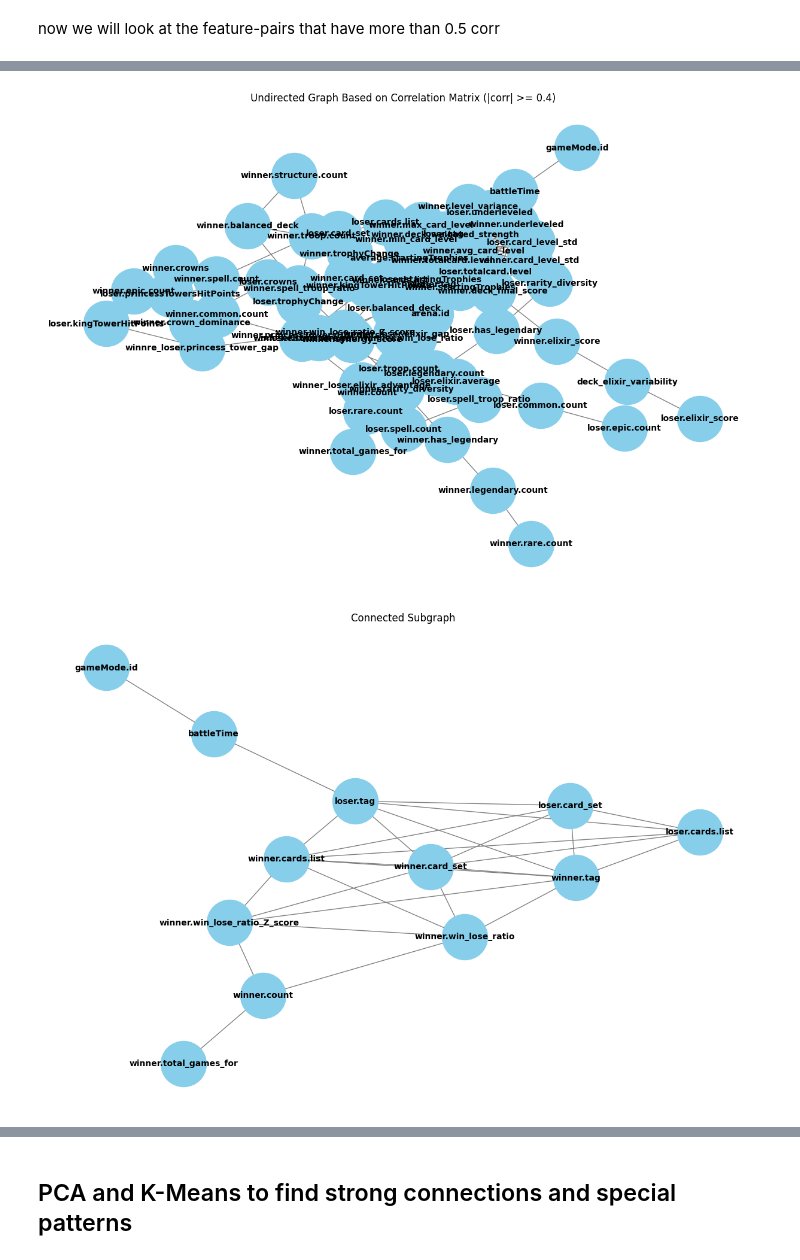
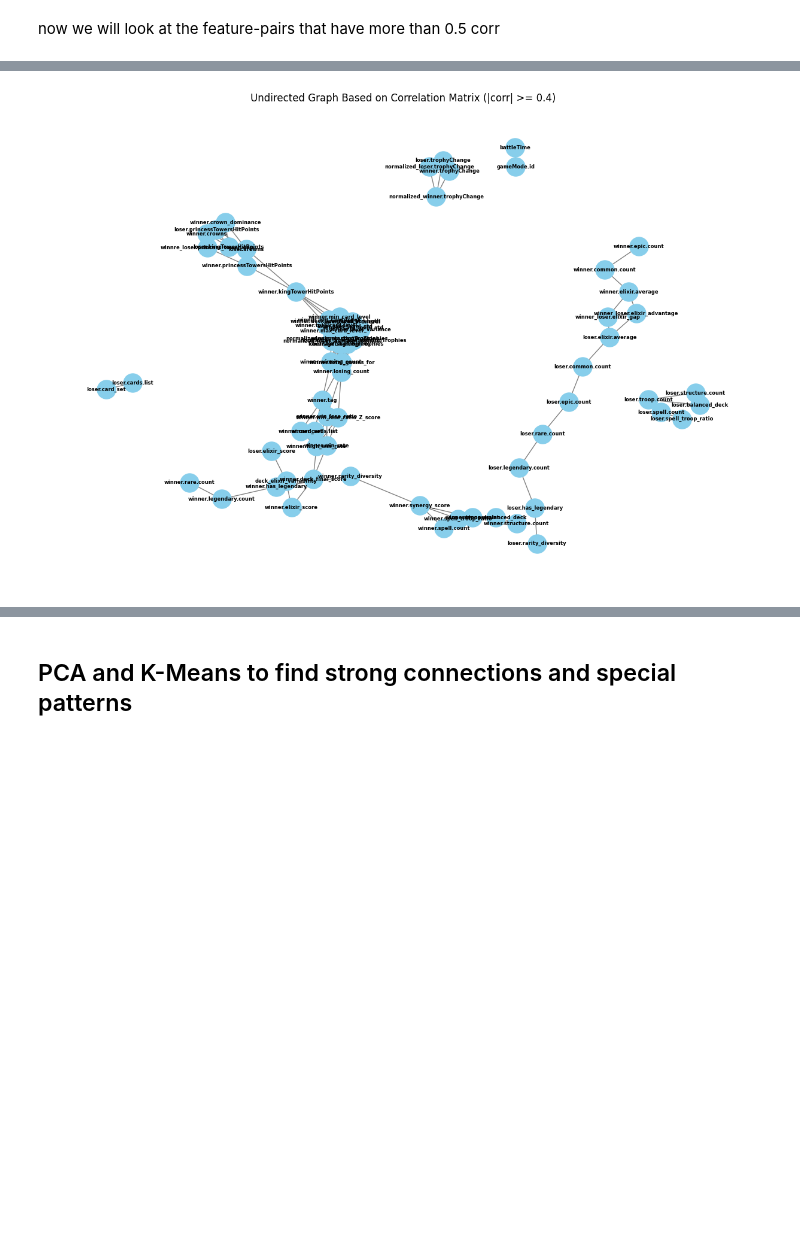
Before and after one commit to Av0cat0/Clash-Royale-Causal-analysis, a Jupyter notebook: yagel-visualizations.ipynb, the cells around one changed output, grey strips where cells are left out. Cells and saved outputs as stored; diff of their text form; code cells hidden in the pictures; blank space fills up the shorter version.

Commit message:
with new requesments and yagel-visualization

```diff
--- a/yagel-visualizations.ipynb
+++ b/yagel-visualizations.ipynb
@@ -241,41 +230,44 @@ Name: count, Length: 78, dtype: int64
 # %%
 import networkx as nx
 import matplotlib.pyplot as plt
 import pandas as pd
 import numpy as np
 
 # Create an undirected graph
 G = nx.Graph()
 
 # Define correlation matrix (example)
 np.random.seed(42)
 
 # Add edges based on correlation threshold
 correlation_threshold = 0.4
 for i in range(len(correlation_matrix.columns)):
     for j in range(i+1, len(correlation_matrix.columns)):
         if abs(correlation_matrix.iloc[i, j]) >= correlation_threshold:
             G.add_edge(correlation_matrix.columns[i], correlation_matrix.columns[j])
 
-# Use Kamada-Kawai layout
-pos = nx.kamada_kawai_layout(G)
+# # Use Kamada-Kawai layout
+# pos = nx.kamada_kawai_layout(G)
 
-# Draw the undirected graph
+# # Draw the undirected graph
+# plt.figure(figsize=(12, 8))
+# nx.draw(G, pos, with_labels=True, node_size=3000, node_color="skyblue",
+#         font_size=10, font_weight="bold", edge_color="gray")
+# plt.title("Undirected Graph Based on Correlation Matrix (|corr| >= 0.4)")
+# plt.show()
+
+# Adjust node size and font size
+node_size = 500
+font_size = 6
+
+# Use spring layout for better spacing
+pos = nx.spring_layout(G, k=0.2)
+
+# Draw the undirected graph with adjusted node size and font size
 plt.figure(figsize=(12, 8))
-nx.draw(G, pos, with_labels=True, node_size=3000, node_color="skyblue",
-        font_size=10, font_weight="bold", edge_color="gray")
+nx.draw(G, pos, with_labels=True, node_size=node_size, node_color="skyblue",
+    font_size=font_size, font_weight="bold", edge_color="gray")
 plt.title("Undirected Graph Based on Correlation Matrix (|corr| >= 0.4)")
 plt.show()
-
-# Draw all connected subgraphs separately
-for subgraph in nx.connected_components(G):
-    subgraph = G.subgraph(subgraph)
-    pos = nx.kamada_kawai_layout(subgraph)
-    plt.figure(figsize=(12, 8))
-    nx.draw(subgraph, pos, with_labels=True, node_size=3000, node_color="skyblue",
-            font_size=10, font_weight="bold", edge_color="gray")
-    plt.title("Connected Subgraph")
-    plt.show()
 # %% [output]
-[figure, old version]
+[figure, new version]
-[figure, removed]
```
Also changed, not shown: parts of 17 cells of this notebook, 2 other files.
